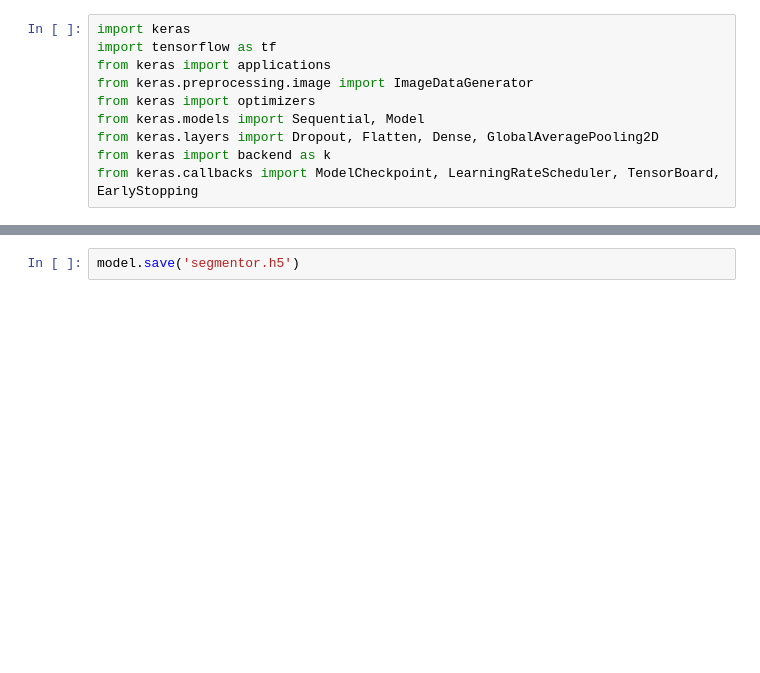
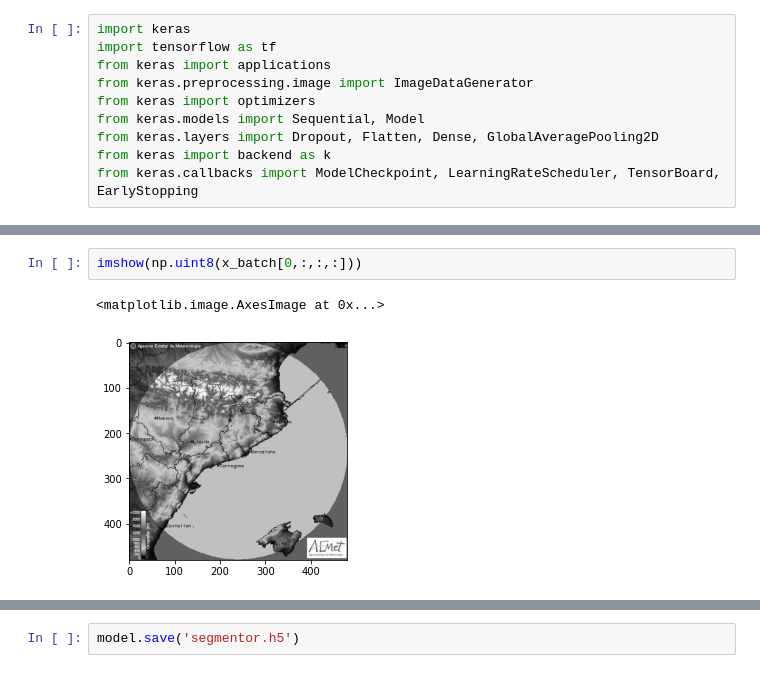
Before and after one commit to melihkurtaran/DNA_hackathon, a Jupyter notebook: MainCode.ipynb, the cells around one changed output, grey strips where cells are left out. Drawn from its saved outputs; the diff is of its cells as text; blank space fills up the shorter version.

```diff
--- a/MainCode.ipynb
+++ b/MainCode.ipynb
@@ -375,0 +390,5 @@ ________________________________________________________________________________
+# %%
+imshow(np.uint8(x_batch[0,:,:,:]))
+# %% [output]
+<matplotlib.image.AxesImage at 0x...>
+[figure, added]
```
Also changed, not shown: parts of 11 cells of this notebook.
